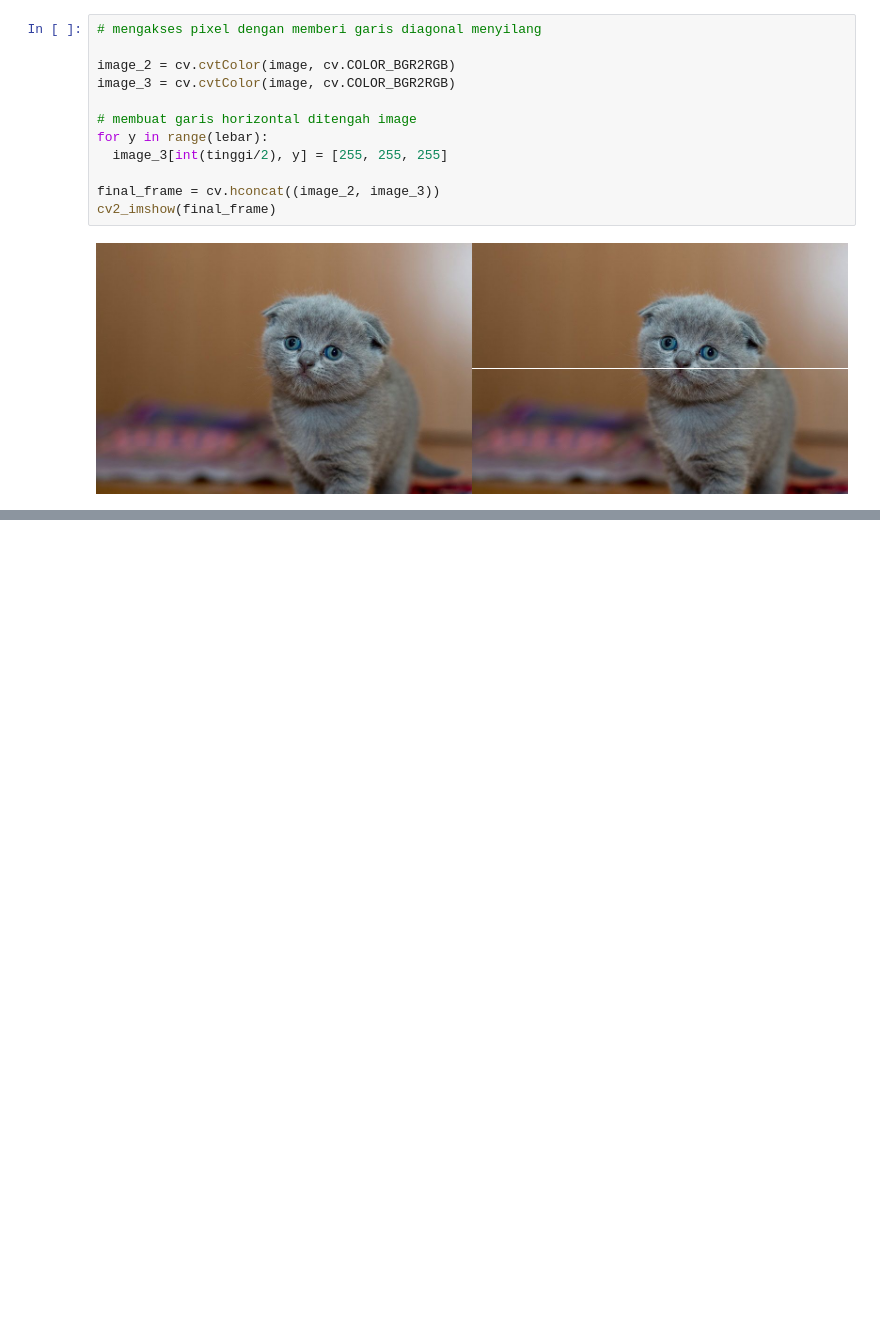
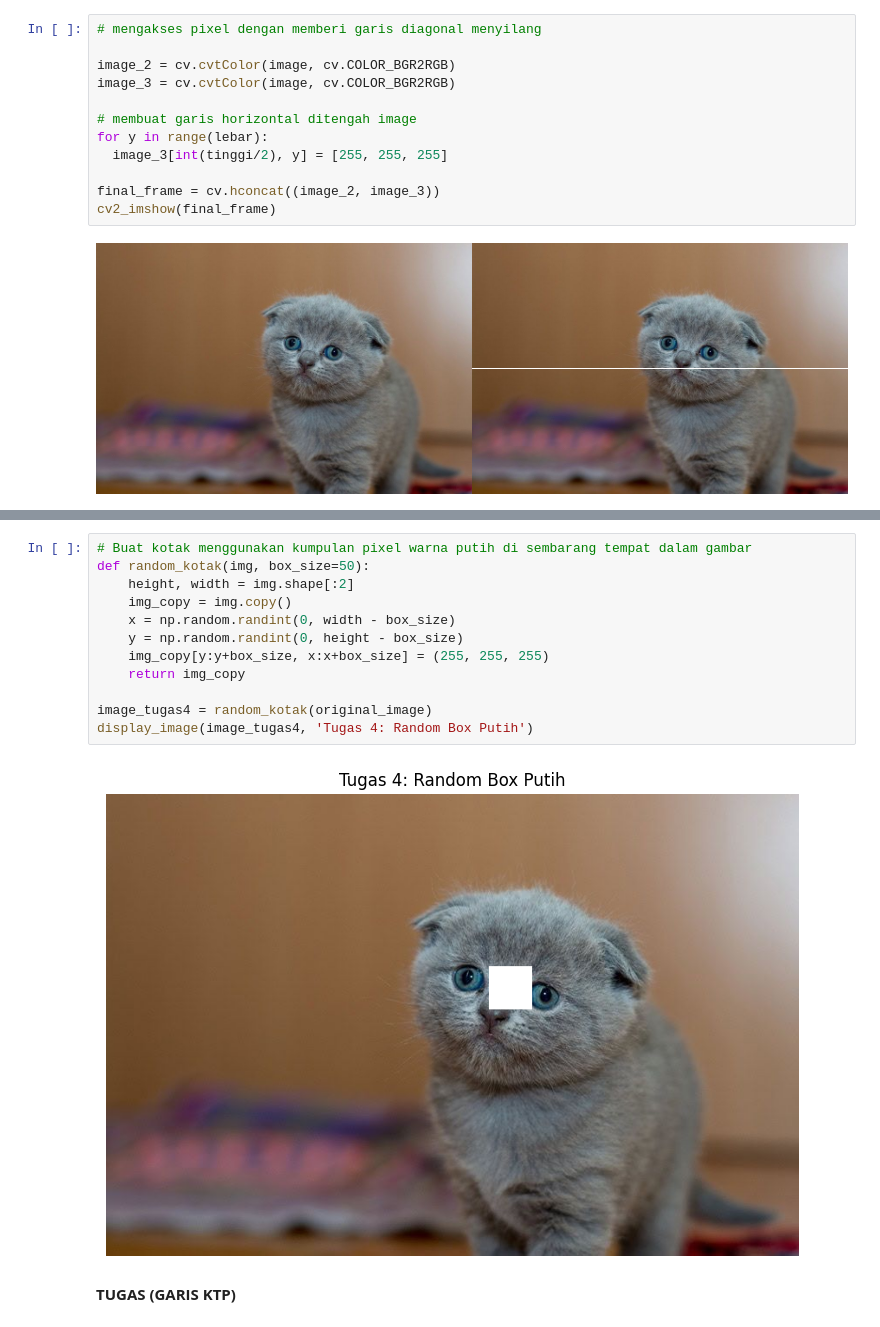
Before and after one commit to FrankStein31/PCVK_244107027008_Frankie-Steinlie, a Jupyter notebook: Modul_01.ipynb, the cells around one changed output, grey strips where cells are left out. Saved outputs shown, nothing was run; the diff lists cells and outputs as text; blank space fills up the shorter version.

```diff
--- a/Modul_01.ipynb
+++ b/Modul_01.ipynb
@@ -50,0 +108,16 @@ cv2_imshow(final_frame)
+# %%
+# Buat kotak menggunakan kumpulan pixel warna putih di sembarang tempat dalam gambar
+def random_kotak(img, box_size=50):
+    height, width = img.shape[:2]
+    img_copy = img.copy()
+    x = np.random.randint(0, width - box_size)
+    y = np.random.randint(0, height - box_size)
+    img_copy[y:y+box_size, x:x+box_size] = (255, 255, 255)
+    return img_copy
+
+image_tugas4 = random_kotak(original_image)
+display_image(image_tugas4, 'Tugas 4: Random Box Putih')
+# %% [output]
+[figure, added]
+# %% [markdown]
+**TUGAS (GARIS KTP)**
```
Also changed, not shown: parts of 4 cells of this notebook.
